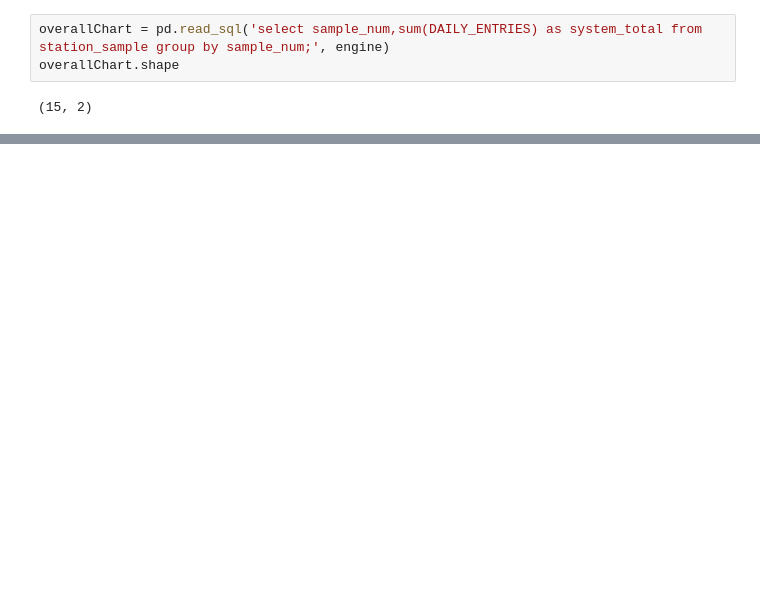
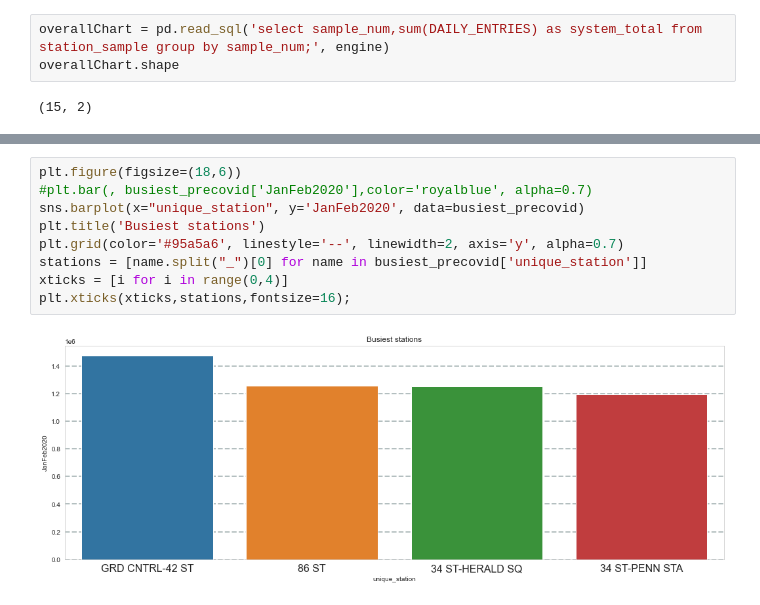
Before and after one commit to dubster2k/MTA_data_EDA, a Jupyter notebook: charts.ipynb, the cells around one changed output, grey strips where cells are left out. Cells and saved outputs as stored; diff of their text form; blank space fills up the shorter version.

```diff
--- a/charts.ipynb
+++ b/charts.ipynb
@@ -19,0 +43,11 @@ overallChart.shape
+# %%
+plt.figure(figsize=(18,6))
+#plt.bar(, busiest_precovid['JanFeb2020'],color='royalblue', alpha=0.7)
+sns.barplot(x="unique_station", y='JanFeb2020', data=busiest_precovid)
+plt.title('Busiest stations')
+plt.grid(color='#95a5a6', linestyle='--', linewidth=2, axis='y', alpha=0.7)
+stations = [name.split("_")[0] for name in busiest_precovid['unique_station']]
+xticks = [i for i in range(0,4)]
+plt.xticks(xticks,stations,fontsize=16);
+# %% [output]
+[figure, added]
```
Also changed, not shown: parts of 19 cells of this notebook, 5 other files.
